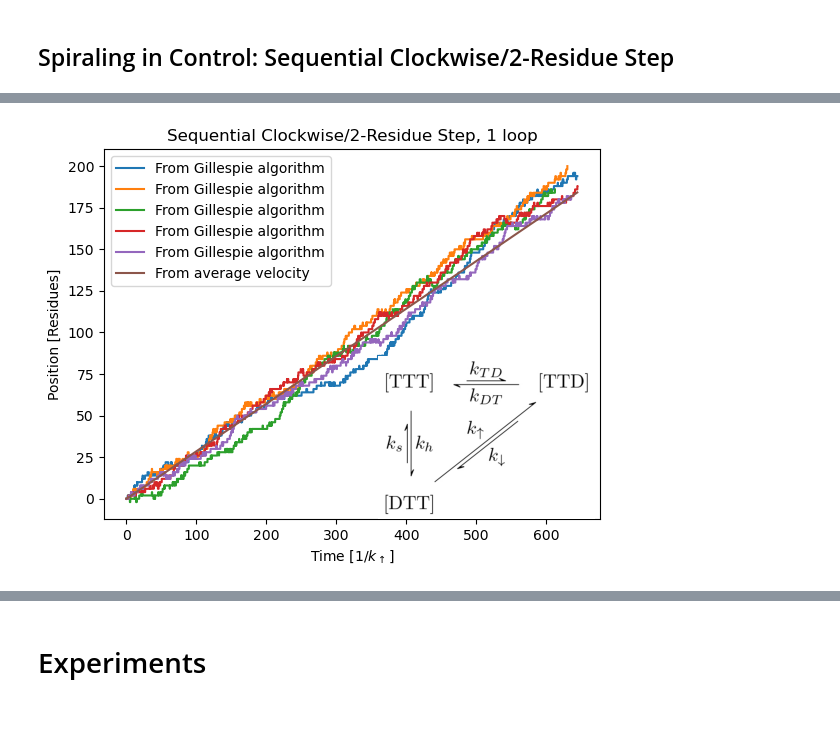
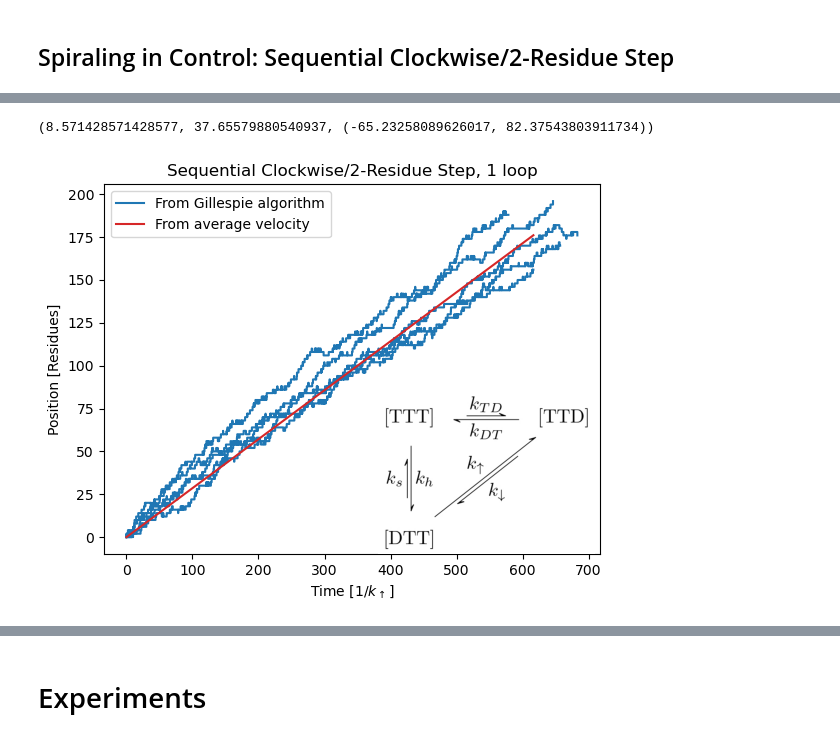
Before and after one commit to antmaier/Projet-de-Master, a Jupyter notebook: UnderstandingGillespieAlgorithm.ipynb, the cells around one changed output, grey strips where cells are left out. Drawn from its saved outputs; the diff is of its cells as text; code cells hidden in the pictures.

Commit message:
Comparison between 1 and 2 loops in progress

```diff
--- a/UnderstandingGillespieAlgorithm.ipynb
+++ b/UnderstandingGillespieAlgorithm.ipynb
@@ -753,20 +812,25 @@ class DiscSpiral(TranslocationModel):
 ### 1 loop
 
 ![](SC_2R_1_loop_kinetic_scheme.jpg)
+# %%
+SC_2R_1_loop = SC2R1Loop()
+SC_2R_1_loop.attribute_stats('displacement', 30)
+# %% [output]
+(8.571428571428577, 37.65579880540937, (-65.23258089626017, 82.37543803911734))
 # %%
 SC_2R_1_loop = SC2R1Loop()
 trajectories = SC_2R_1_loop.gillespie(n_simulations=5,
-    cumulative_sums={'position': 'displacement', 'ATP': 'ATP quantity'})
+    cumulative_sums={'position': 'displacement', 'ATP': 'ATP'})
 ax = SC_2R_1_loop.plot_position_evolution(
     list(trajectory[['timestamp', 'position']] for trajectory in trajectories),
     time_unit=r"$1/k_\uparrow$",
     position_unit="Residues",
     kinetic_scheme_image_path="SC_2R_1_loop_kinetic_scheme.jpg",
     title="Sequential Clockwise/2-Residue Step, 1 loop"
 )
 plt.show()
 # %% [output]
-[figure, old version]
+[figure, new version]
 # %% [markdown]
 ### 2 loops
 
```
Also changed, not shown: parts of 8 cells of this notebook.
